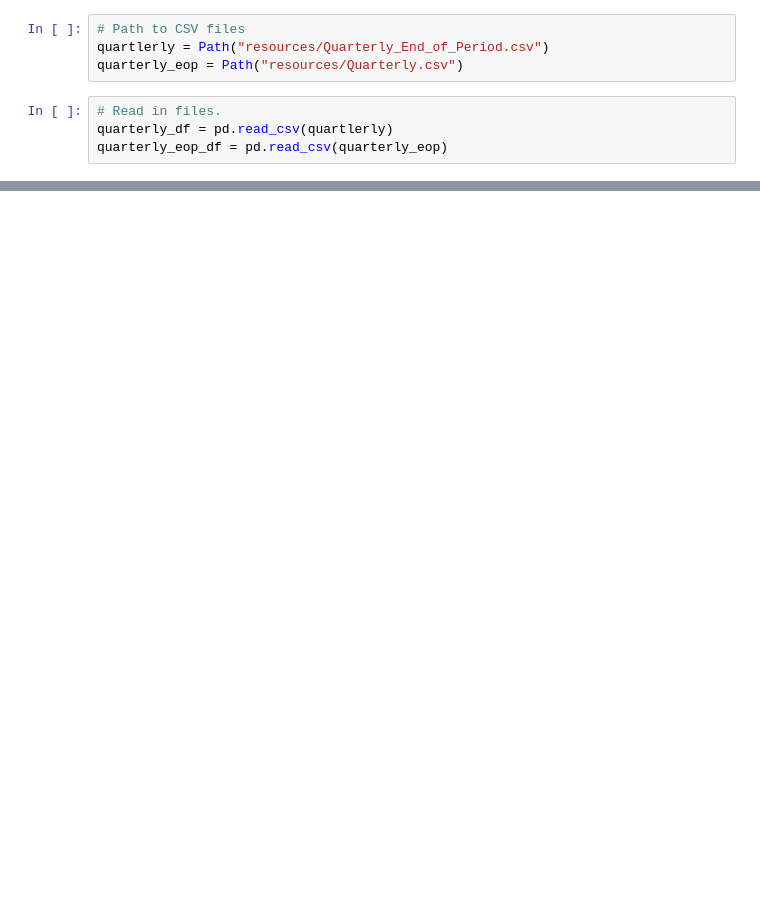
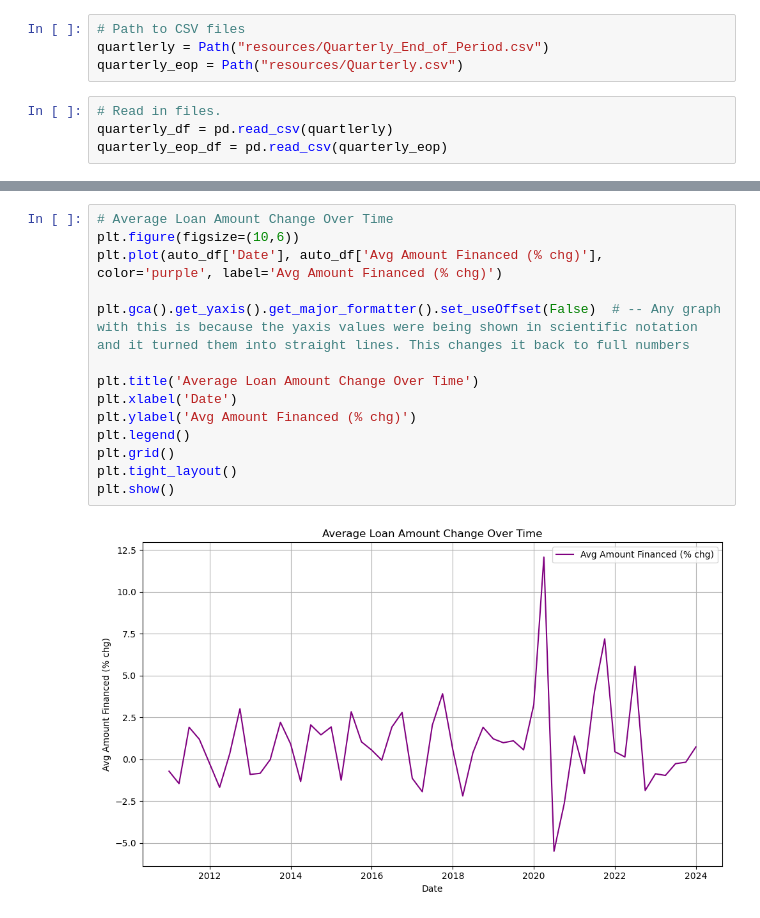
Before and after one commit to AndrewJ79/dc_project_1, a Jupyter notebook: Test.ipynb, the cells around one changed output, grey strips where cells are left out. Saved outputs shown, nothing was run; the diff lists cells and outputs as text; blank space fills up the shorter version.

```diff
--- a/Test.ipynb
+++ b/Test.ipynb
@@ -47,0 +72,16 @@ auto_df
+# %%
+# Average Loan Amount Change Over Time
+plt.figure(figsize=(10,6))
+plt.plot(auto_df['Date'], auto_df['Avg Amount Financed (% chg)'], color='purple', label='Avg Amount Financed (% chg)')
+
+plt.gca().get_yaxis().get_major_formatter().set_useOffset(False)  # -- Any graph with this is because the yaxis values were being shown in scientific notation and it turned them into straight lines. This changes it back to full numbers
+
+plt.title('Average Loan Amount Change Over Time')
+plt.xlabel('Date')
+plt.ylabel('Avg Amount Financed (% chg)')
+plt.legend()
+plt.grid()
+plt.tight_layout()
+plt.show()
+# %% [output]
+[figure, added]
```
Also changed, not shown: parts of 13 cells of this notebook, 1 other file.
